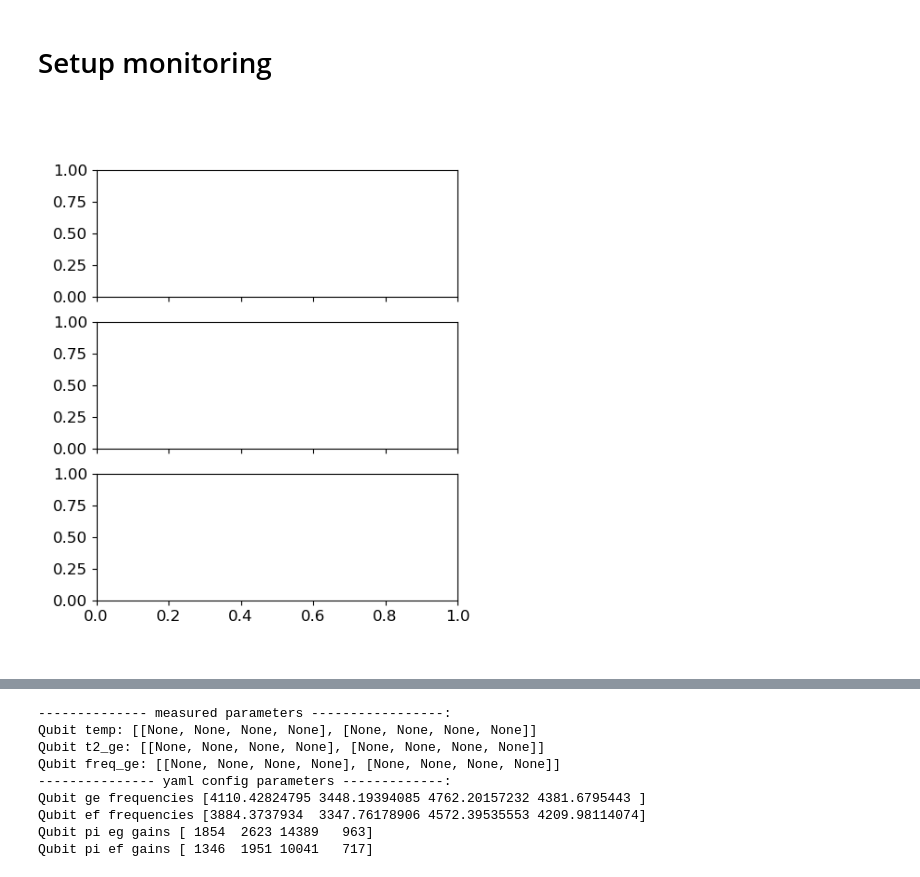
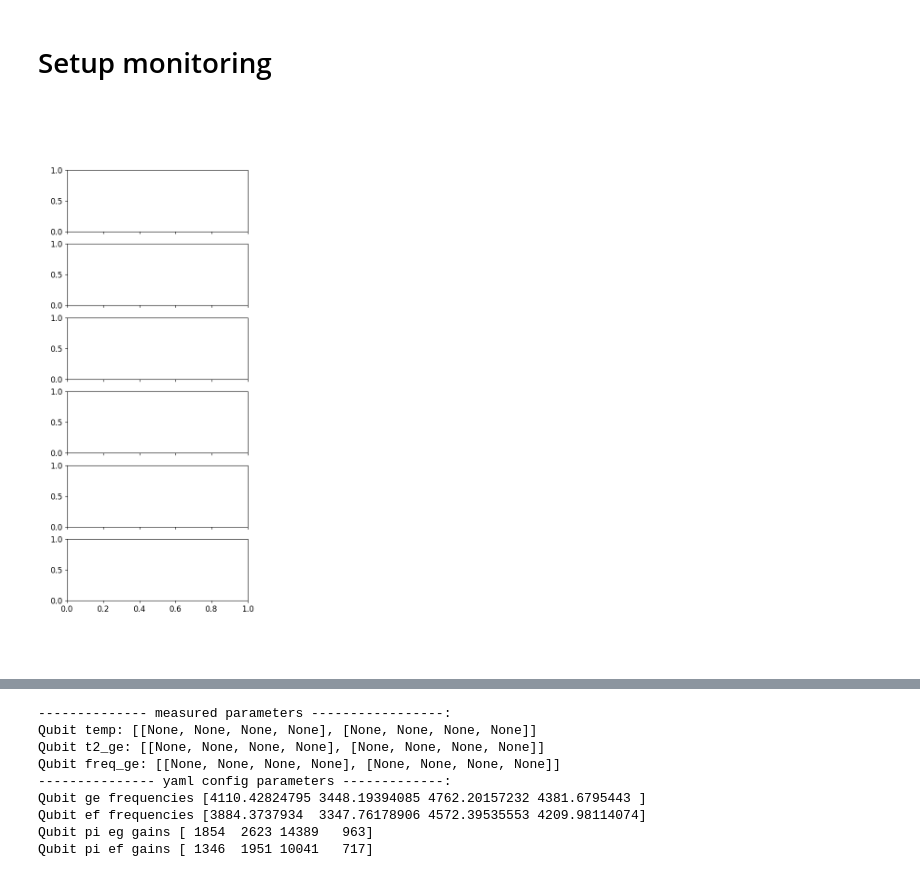
Before and after one commit to SchusterLab/qram_tprocv1_expts, a Jupyter notebook: Monitoring.ipynb, the cells around one changed output, grey strips where cells are left out. Cells and saved outputs as stored; diff of their text form; code cells hidden in the pictures.

```diff
--- a/Monitoring.ipynb
+++ b/Monitoring.ipynb
@@ -24,40 +44,40 @@ check_EF = [False, False, True, True]
 for idx, qubit in enumerate(qubit_watched):
 
     # add qb param to the dict
     _param = {qubit: {}}
     param.update(_param)
-    # param[qubit]['t1'] = {}
+    param[qubit]['t1'] = {}
     param[qubit]['t2'] = {}
-    # param[qubit]['pi'] = {}
-    # param[qubit]['t1']['ge'] = {}
+    param[qubit]['pi'] = {}
+    param[qubit]['t1']['ge'] = {}
     # if check_EF[qubit]:
-    #     param[qubit]['t1']['ef'] = {}
+        # param[qubit]['t1']['ef'] = {}
     param[qubit]['t2']['ge'] = {}
     # if check_EF[qubit]:
-    #     param[qubit]['t2']['ef'] = {}
-    # param[qubit]['pi']['ge'] = {}
-    # if check_EF[qubit]:
-    #     param[qubit]['pi']['ef'] = {}
+        # param[qubit]['t2']['ef'] = {}
+    param[qubit]['pi']['ge'] = {}
+    if check_EF[qubit]:
+        param[qubit]['pi']['ef'] = {}
 
     # param[qubit]['zz'] = {}
     # param[qubit]['zz']['spectro'] = {}
     # param[qubit]['zz']['ramsey'] = {}
     # param[qubit]['zz']['pi'] = {}
     # param[qubit]['zz']['spectro']['ge'] = {}
     # if check_EF[qubit]:
     #     param[qubit]['zz']['spectro']['ef'] = {}
     # param[qubit]['zz']['ramsey']['ge'] = {}
     # if check_EF[qubit]:
     #     param[qubit]['zz']['ramsey']['ef'] = {}
     # param[qubit]['zz']['pi']['ge'] = {}
     # if check_EF[qubit]:
     #     param[qubit]['zz']['pi']['ef'] = {}
     param[qubit]['temp'] = {}
 
 # param[1]['t2']['ge']['ramsey_round'] = 8
 
 
 mono = Monitoring(param_dict=param, live_plot=True)
 # %% [output]
-[figure, old version]
+[figure, new version]
 # %%
```
Also changed, not shown: parts of 3 cells of this notebook, 5 other files.
